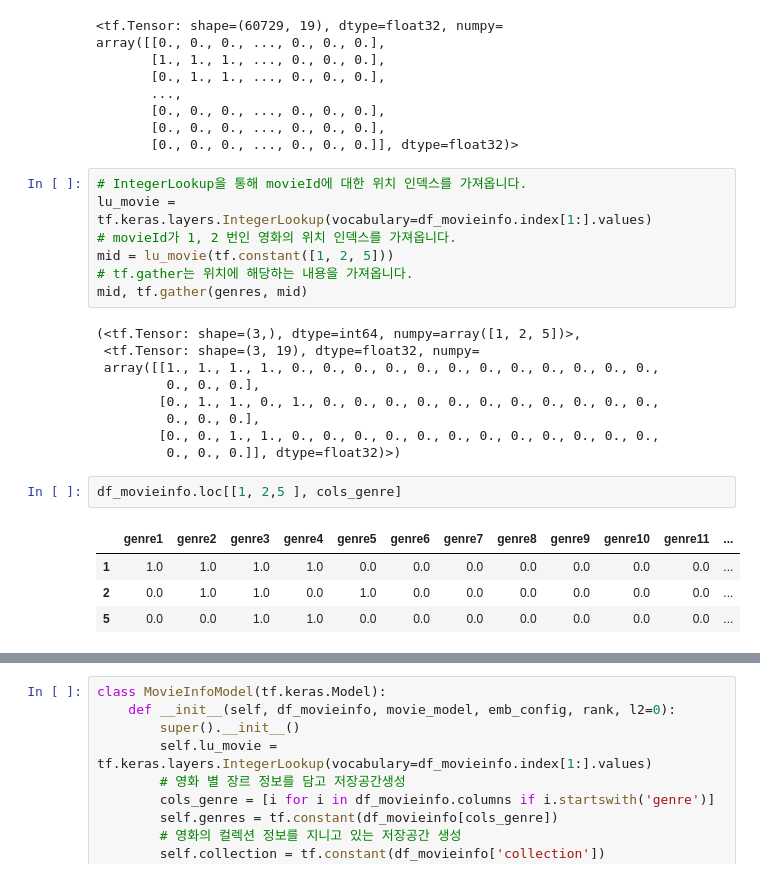
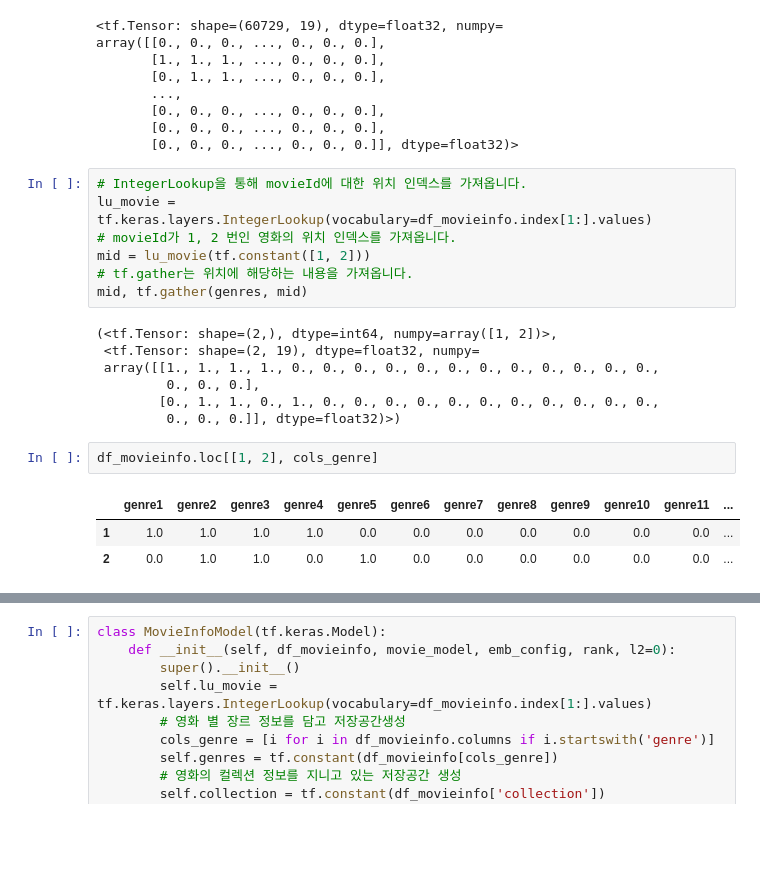
Before and after one commit to sunkusun9/rcmd_2409, a Jupyter notebook: 5.Matrix Factorization2.ipynb, the cells around one changed output, grey strips where cells are left out. Drawn from its saved outputs; the diff is of its cells as text; blank space fills up the shorter version.

```diff
--- a/5.Matrix Factorization2.ipynb
+++ b/5.Matrix Factorization2.ipynb
@@ -968,25 +964,22 @@ array([[0., 0., 0., ..., 0., 0., 0.],
 # IntegerLookup을 통해 movieId에 대한 위치 인덱스를 가져옵니다.
 lu_movie = tf.keras.layers.IntegerLookup(vocabulary=df_movieinfo.index[1:].values)
 # movieId가 1, 2 번인 영화의 위치 인덱스를 가져옵니다.
-mid = lu_movie(tf.constant([1, 2, 5]))
+mid = lu_movie(tf.constant([1, 2]))
 # tf.gather는 위치에 해당하는 내용을 가져옵니다.
 mid, tf.gather(genres, mid)
 # %% [output]
-(<tf.Tensor: shape=(3,), dtype=int64, numpy=array([1, 2, 5])>,
- <tf.Tensor: shape=(3, 19), dtype=float32, numpy=
+(<tf.Tensor: shape=(2,), dtype=int64, numpy=array([1, 2])>,
+ <tf.Tensor: shape=(2, 19), dtype=float32, numpy=
  array([[1., 1., 1., 1., 0., 0., 0., 0., 0., 0., 0., 0., 0., 0., 0., 0.,
          0., 0., 0.],
         [0., 1., 1., 0., 1., 0., 0., 0., 0., 0., 0., 0., 0., 0., 0., 0.,
-         0., 0., 0.],
-        [0., 0., 1., 1., 0., 0., 0., 0., 0., 0., 0., 0., 0., 0., 0., 0.,
          0., 0., 0.]], dtype=float32)>)
 # %%
-df_movieinfo.loc[[1, 2,5 ], cols_genre]
+df_movieinfo.loc[[1, 2], cols_genre]
 # %% [output]
 |  | genre1 | genre2 | genre3 | genre4 | genre5 | genre6 | genre7 | genre8 | genre9 | genre10 | genre11 | ... |
 | 1 | 1.0 | 1.0 | 1.0 | 1.0 | 0.0 | 0.0 | 0.0 | 0.0 | 0.0 | 0.0 | 0.0 | ... |
 | 2 | 0.0 | 1.0 | 1.0 | 0.0 | 1.0 | 0.0 | 0.0 | 0.0 | 0.0 | 0.0 | 0.0 | ... |
-| 5 | 0.0 | 0.0 | 1.0 | 1.0 | 0.0 | 0.0 | 0.0 | 0.0 | 0.0 | 0.0 | 0.0 | ... |
 # %%
 # df_movieinfo['collection']
 # 단일 데이터인 시리즈를 tf.constant로 만듭니다.
```
Also changed, not shown: parts of 22 cells of this notebook, 2 other files.
